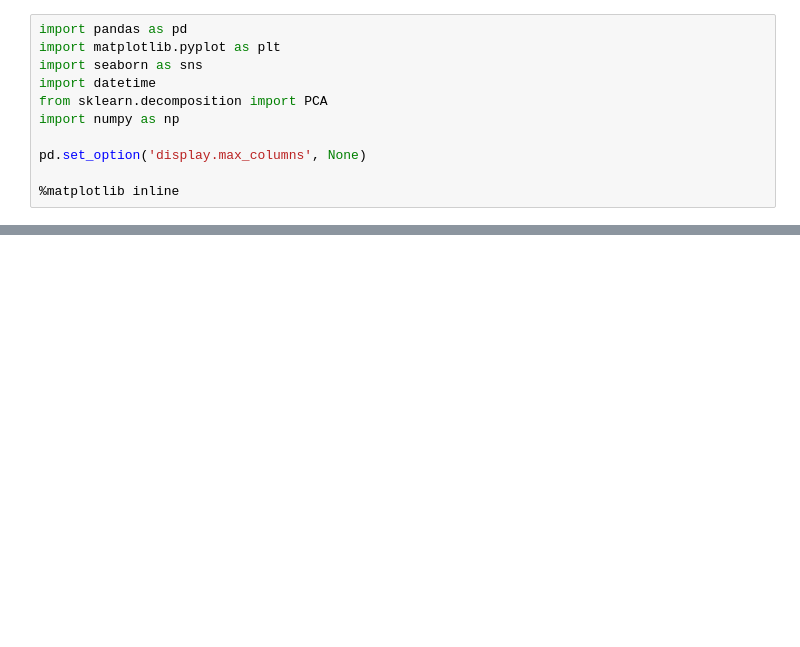
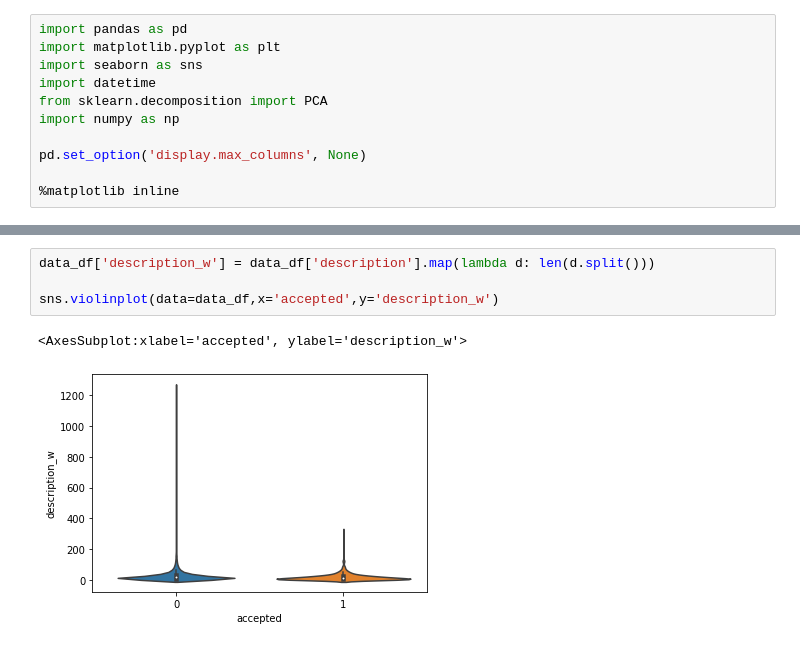
Before and after one commit to LironMat/ds_project, a Jupyter notebook: eda.ipynb, the cells around one changed output, grey strips where cells are left out. Saved outputs shown, nothing was run; the diff lists cells and outputs as text; blank space fills up the shorter version.

```diff
--- a/eda.ipynb
+++ b/eda.ipynb
@@ -68,0 +112,7 @@ pd.concat([accepted_df[accepted_df['is_medal'] == 1],not_accepted_df[not_accepte
+# %%
+data_df['description_w'] = data_df['description'].map(lambda d: len(d.split()))
+
+sns.violinplot(data=data_df,x='accepted',y='description_w')
+# %% [output]
+<AxesSubplot:xlabel='accepted', ylabel='description_w'>
+[figure, added]
```
Also changed, not shown: parts of 17 cells of this notebook, 7 other files.
